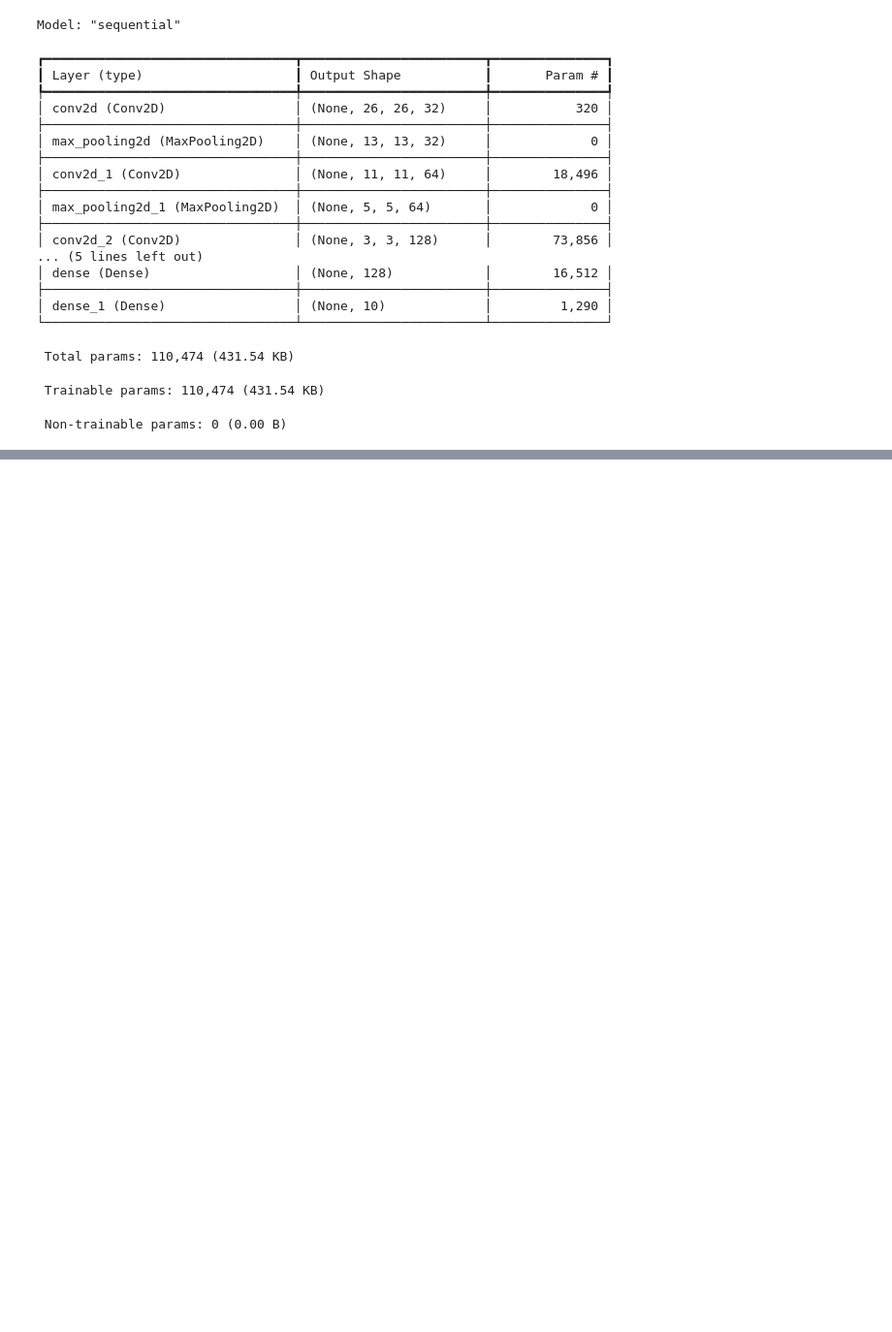
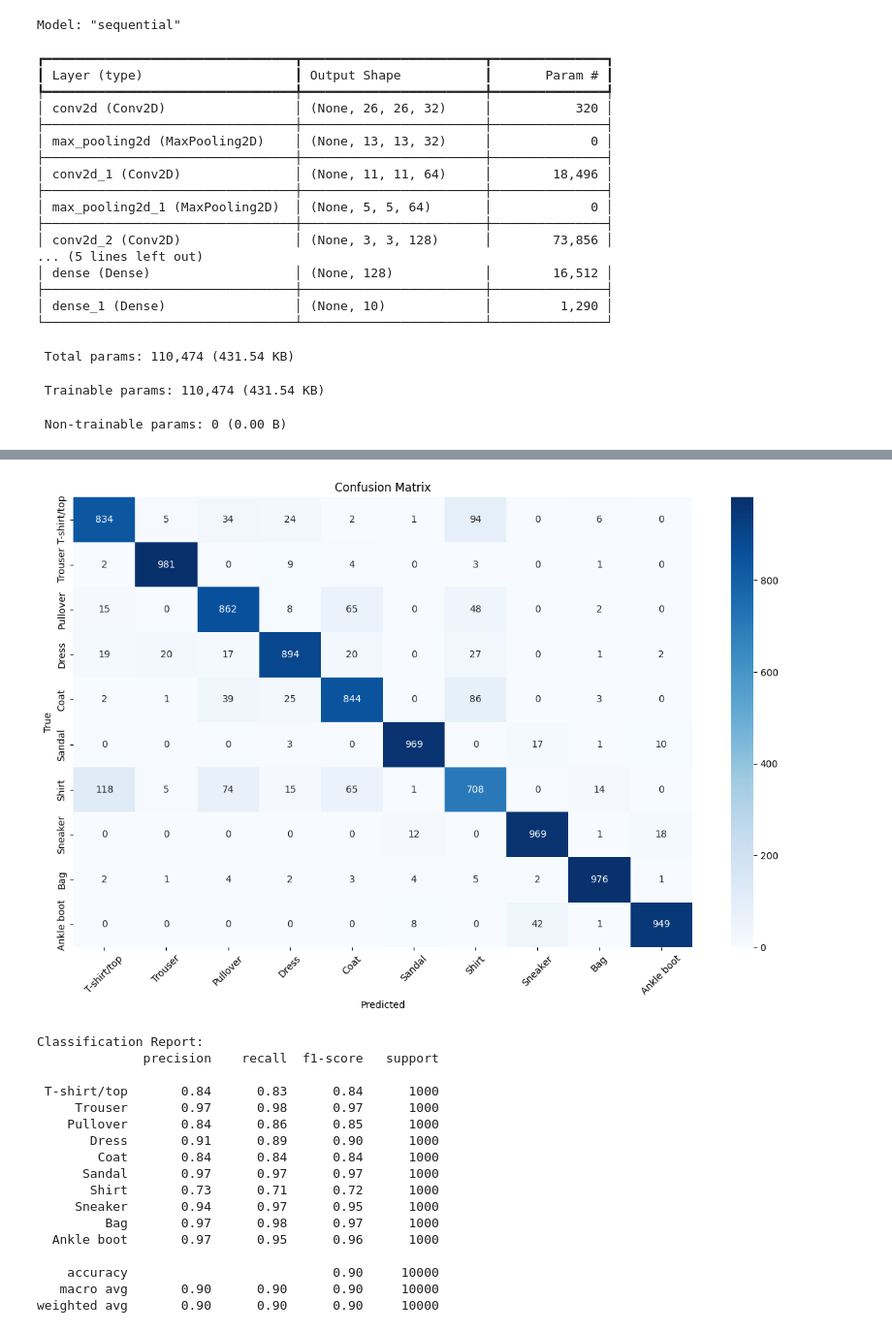
Before and after one commit to Cleign1/algoritma-deep-learning-gundar, a Jupyter notebook: tugas2/fashion_mnist.ipynb, the cells around one changed output, grey strips where cells are left out. Shown at 97% size. Saved outputs shown, nothing was run; the diff lists cells and outputs as text; code cells hidden in the pictures; blank space fills up the shorter version.

```diff
--- a/tugas2/fashion_mnist.ipynb
+++ b/tugas2/fashion_mnist.ipynb
@@ -231,0 +254,62 @@ plot_fashion_mnist_image_with_histogram(model, test_images, test_labels, class_n
+# %%
+import numpy as np
+import seaborn as sns
+from sklearn.metrics import confusion_matrix, classification_report, roc_curve, auc
+import matplotlib.pyplot as plt
+
+# Get model predictions
+y_pred = model.predict(test_images)
+y_pred_classes = np.argmax(y_pred, axis=1)
+y_test_classes = test_labels
+
+# Class names for Fashion MNIST
+class_names = ['T-shirt/top', 'Trouser', 'Pullover', 'Dress', 'Coat',
+               'Sandal', 'Shirt', 'Sneaker', 'Bag', 'Ankle boot']
+
+# Confusion Matrix
+plt.figure(figsize=(12, 8))
+cm = confusion_matrix(y_test_classes, y_pred_classes)
+sns.heatmap(cm, annot=True, fmt='d', cmap='Blues',
+            xticklabels=class_names,
+            yticklabels=class_names)
+plt.title('Confusion Matrix')
+plt.xlabel('Predicted')
+plt.ylabel('True')
+plt.xticks(rotation=45)
+plt.tight_layout()
+plt.savefig('confusion_matrix.png')
+plt.show()
+
+# Classification Report
+print("\nClassification Report:")
+print(classification_report(y_test_classes, y_pred_classes, target_names=class_names))
+
+# ROC Curves
+plt.figure(figsize=(10, 8))
+for i in range(10):
+    fpr, tpr, _ = roc_curve(test_labels == i, y_pred[:, i])
+    roc_auc = auc(fpr, tpr)
+    plt.plot(fpr, tpr, label=f'{class_names[i]} (AUC = {roc_auc:.2f})')
+
+plt.plot([0, 1], [0, 1], 'k--')
+plt.xlabel('False Positive Rate')
+plt.ylabel('True Positive Rate')
+plt.title('ROC Curves for Each Class')
+plt.legend(bbox_to_anchor=(1.05, 1), loc='upper left')
+plt.tight_layout()
+plt.savefig('roc_curves.png')
+plt.show()
+
+# Show sample predictions
+plt.figure(figsize=(15, 5))
+for i in range(10):
+    plt.subplot(2, 5, i+1)
+    plt.imshow(test_images[i].reshape(28, 28), cmap='gray')
+    true_label = class_names[y_test_classes[i]]
+    pred_label = class_names[y_pred_classes[i]]
+    plt.title(f'True: {true_label}\nPred: {pred_label}')
+    plt.axis('off')
+plt.tight_layout()
+plt.savefig('sample_predictions.png')
+plt.show()
+# %% [output]
@@ -231,0 +317,18 @@ plot_fashion_mnist_image_with_histogram(model, test_images, test_labels, class_n
+[figure, added]
+Classification Report:
+              precision    recall  f1-score   support
+
+ T-shirt/top       0.84      0.83      0.84      1000
+     Trouser       0.97      0.98      0.97      1000
+    Pullover       0.84      0.86      0.85      1000
+       Dress       0.91      0.89      0.90      1000
+        Coat       0.84      0.84      0.84      1000
+      Sandal       0.97      0.97      0.97      1000
+       Shirt       0.73      0.71      0.72      1000
+     Sneaker       0.94      0.97      0.95      1000
+         Bag       0.97      0.98      0.97      1000
+  Ankle boot       0.97      0.95      0.96      1000
+
+    accuracy                           0.90     10000
+   macro avg       0.90      0.90      0.90     10000
+weighted avg       0.90      0.90      0.90     10000
```
Also changed, not shown: parts of 7 cells of this notebook.
